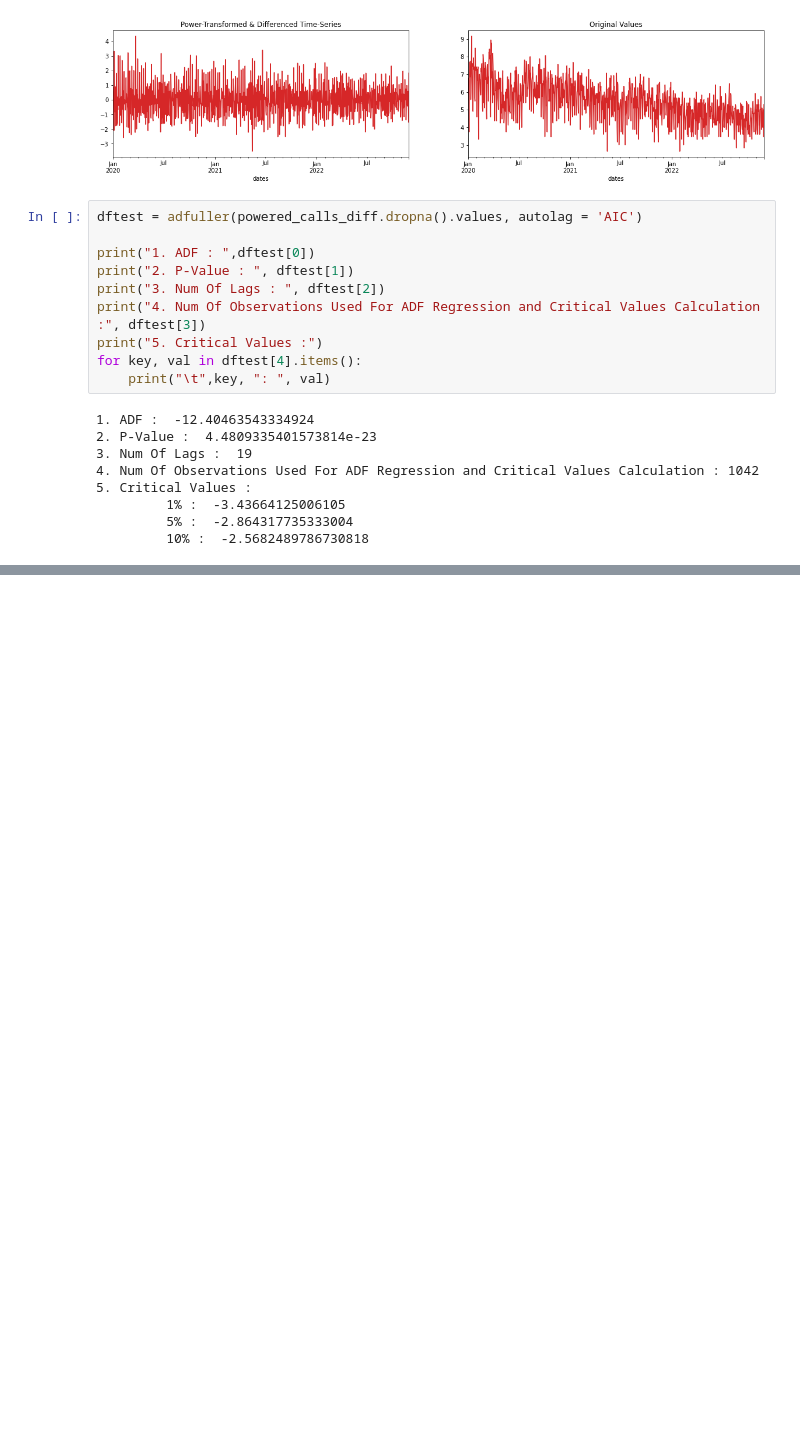
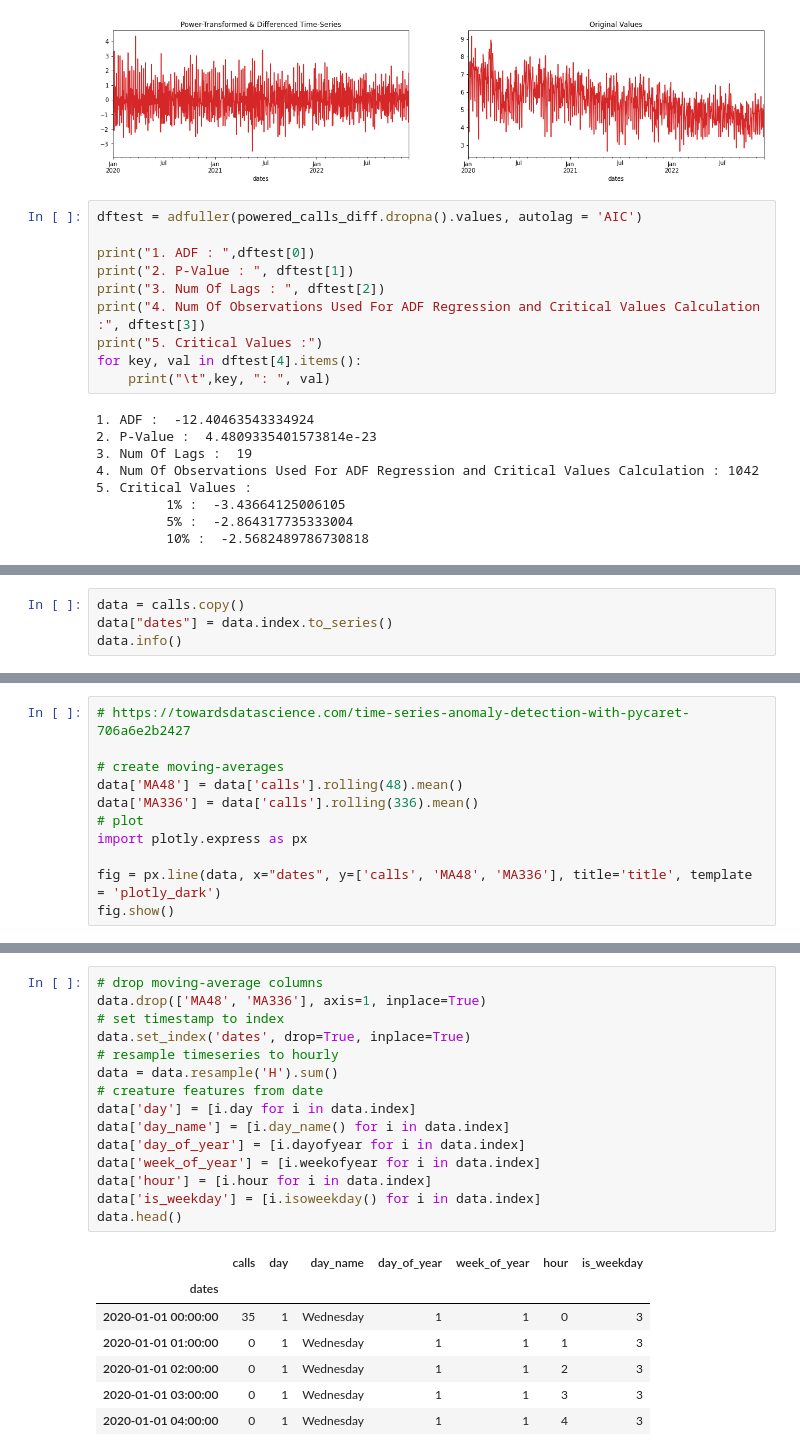
Before and after one commit to datakind/uwwi-datadive-dec-22, a Jupyter notebook: external_datasets/news/relate_anomalies_with_non_time_features.ipynb, the cells around one changed output, grey strips where cells are left out. Cells and saved outputs as stored; diff of their text form; blank space fills up the shorter version.

Commit message:
work on time series anomalies

```diff
--- a/external_datasets/news/relate_anomalies_with_non_time_features.ipynb
+++ b/external_datasets/news/relate_anomalies_with_non_time_features.ipynb
@@ -187,0 +212,4 @@ for key, val in dftest[4].items():
+# %%
+data = calls.copy()
+data["dates"] = data.index.to_series()
+data.info()
@@ -187,0 +226,11 @@ for key, val in dftest[4].items():
+# %%
+# https://towardsdatascience.com/time-series-anomaly-detection-with-pycaret-706a6e2b2427
+
+# create moving-averages
+data['MA48'] = data['calls'].rolling(48).mean()
+data['MA336'] = data['calls'].rolling(336).mean()
+# plot
+import plotly.express as px
+
+fig = px.line(data, x="dates", y=['calls', 'MA48', 'MA336'], title='title', template = 'plotly_dark')
+fig.show()
@@ -187,0 +239,23 @@ for key, val in dftest[4].items():
+# %%
+# drop moving-average columns
+data.drop(['MA48', 'MA336'], axis=1, inplace=True)
+# set timestamp to index
+data.set_index('dates', drop=True, inplace=True)
+# resample timeseries to hourly
+data = data.resample('H').sum()
+# creature features from date
+data['day'] = [i.day for i in data.index]
+data['day_name'] = [i.day_name() for i in data.index]
+data['day_of_year'] = [i.dayofyear for i in data.index]
+data['week_of_year'] = [i.weekofyear for i in data.index]
+data['hour'] = [i.hour for i in data.index]
+data['is_weekday'] = [i.isoweekday() for i in data.index]
+data.head()
+# %% [output]
+|  | calls | day | day_name | day_of_year | week_of_year | hour | is_weekday |
+| dates |  |  |  |  |  |  |  |
+| 2020-01-01 00:00:00 | 35 | 1 | Wednesday | 1 | 1 | 0 | 3 |
+| 2020-01-01 01:00:00 | 0 | 1 | Wednesday | 1 | 1 | 1 | 3 |
+| 2020-01-01 02:00:00 | 0 | 1 | Wednesday | 1 | 1 | 2 | 3 |
+| 2020-01-01 03:00:00 | 0 | 1 | Wednesday | 1 | 1 | 3 | 3 |
+| 2020-01-01 04:00:00 | 0 | 1 | Wednesday | 1 | 1 | 4 | 3 |
```
Also changed, not shown: parts of 5 cells of this notebook.
